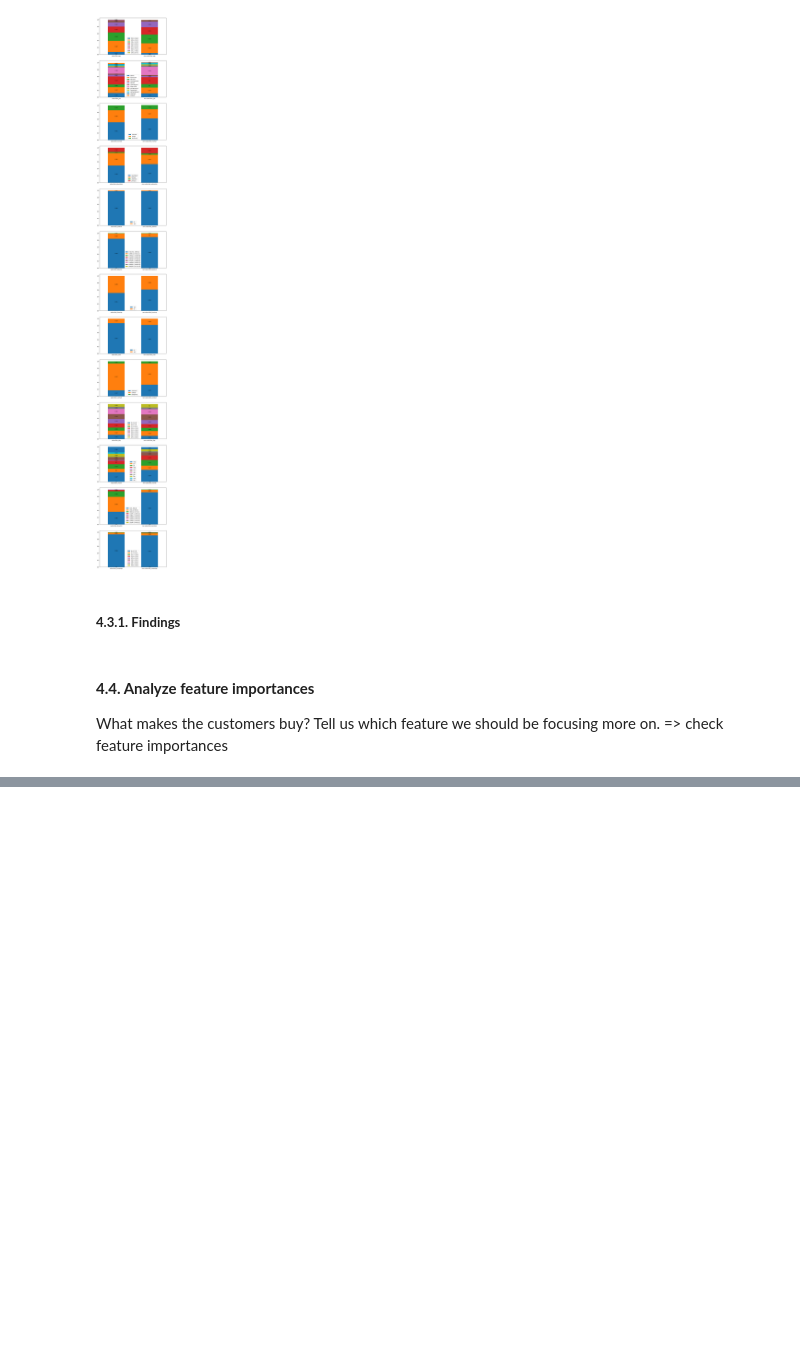
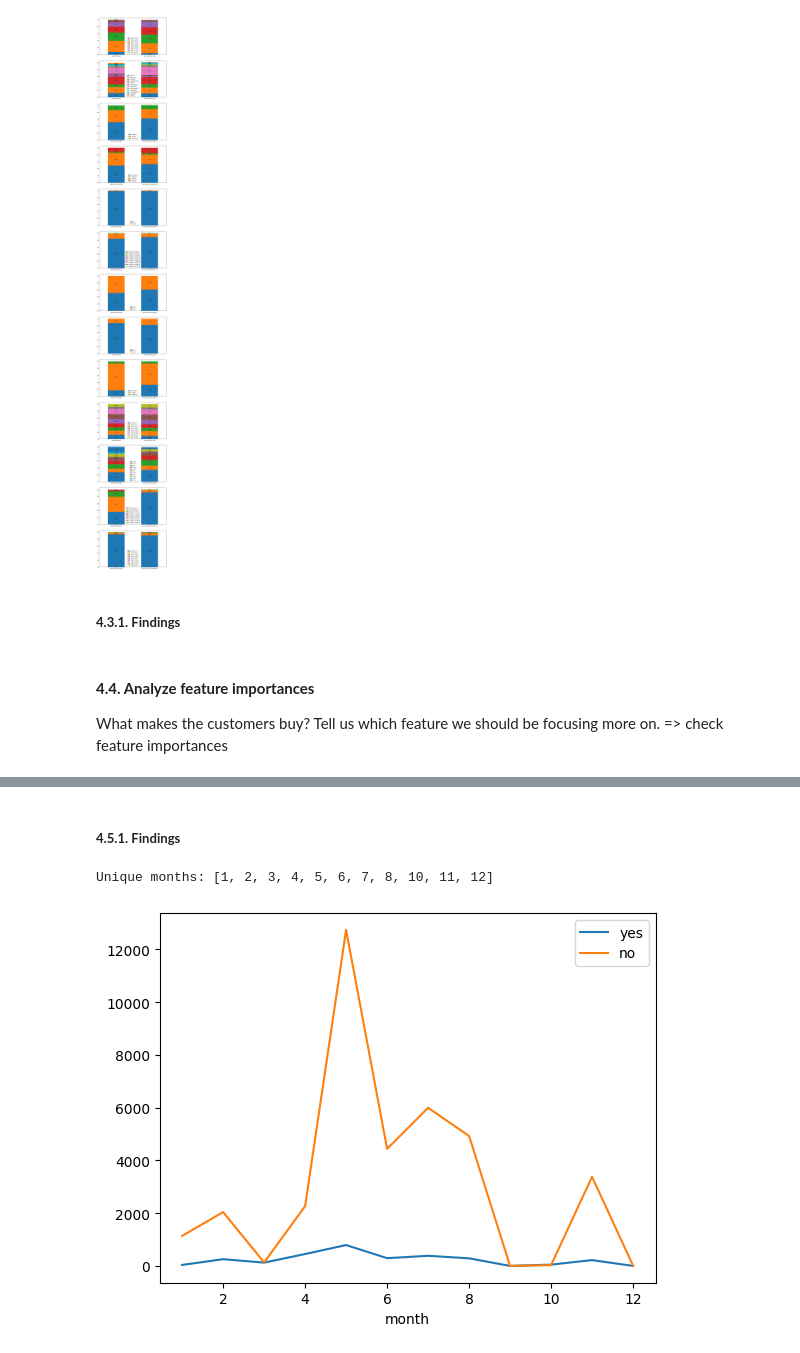
Before and after one commit to henryhyunwookim/Term-Deposit-Marketing, a Jupyter notebook: notebooks/Term Deposit Marketing_v2.ipynb, the cells around one changed output, grey strips where cells are left out. Saved outputs shown, nothing was run; the diff lists cells and outputs as text; code cells hidden in the pictures; blank space fills up the shorter version.

```diff
--- a/notebooks/Term Deposit Marketing_v2.ipynb
+++ b/notebooks/Term Deposit Marketing_v2.ipynb
@@ -561,0 +592,19 @@ array([0.02953814, 0.00487163, 0.00731714, 0.        , 0.        ,
+# %% [markdown]
+##### <b>4.5.1. Findings</b>
+# %%
+print(f"Unique months: {sorted(non_numeric_df['month'].unique())}")
+month_count_df = non_numeric_df.groupby(['month', 'y']).count().reset_index().iloc[:,:3]
+month_count_yes_df = month_count_df[month_count_df['y']=='yes'].set_index('month').rename(columns={'job':'yes'})
+month_count_no_df = month_count_df[month_count_df['y']=='no'].set_index('month').rename(columns={'job':'no'})
+
+# Add a value of 0 for September as it's missing in the count dataframes.
+month_count_yes_df = pd.concat([month_count_yes_df, pd.DataFrame({'y': 'yes', 'yes': 0}, index=[9])]).sort_index()
+month_count_no_df = pd.concat([month_count_no_df, pd.DataFrame({'y': 'no', 'no': 0}, index=[9])]).sort_index()
+
+fig, ax = plt.subplots()
+month_count_yes_df.plot(ax=ax)
+month_count_no_df.plot(ax=ax)
+plt.xlabel('month');
+# %% [output]
+Unique months: [1, 2, 3, 4, 5, 6, 7, 8, 10, 11, 12]
+[figure, added]
```
Also changed, not shown: parts of 10 cells of this notebook.
